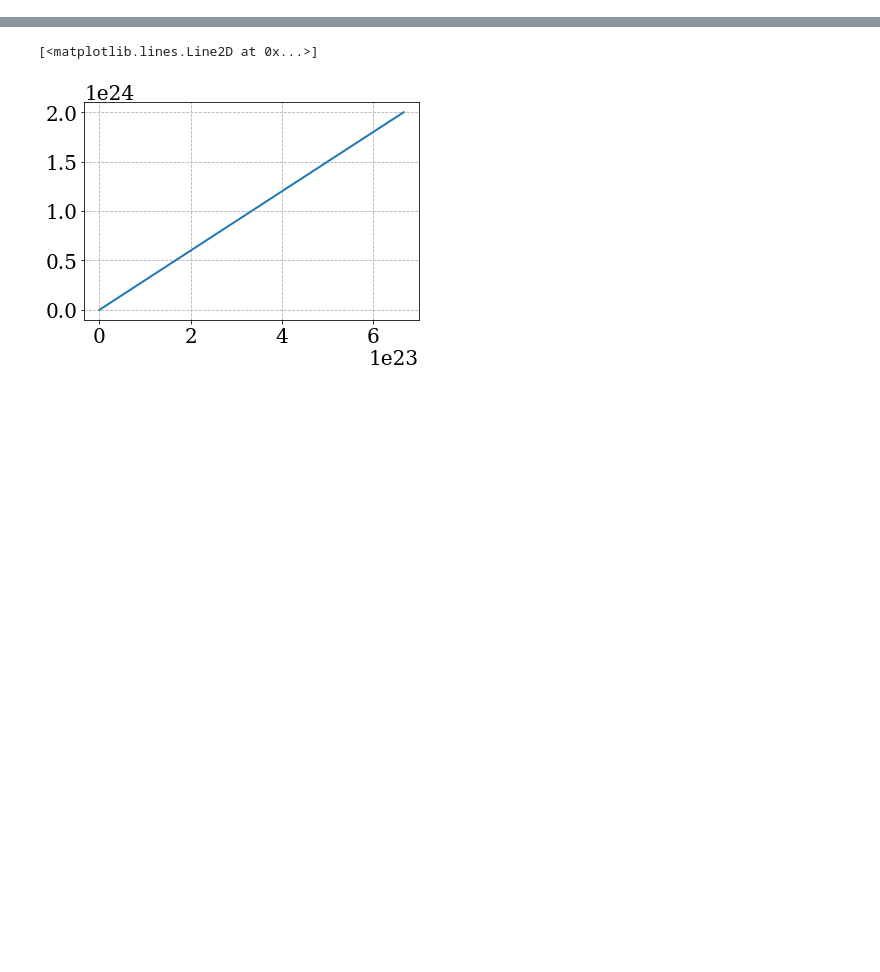
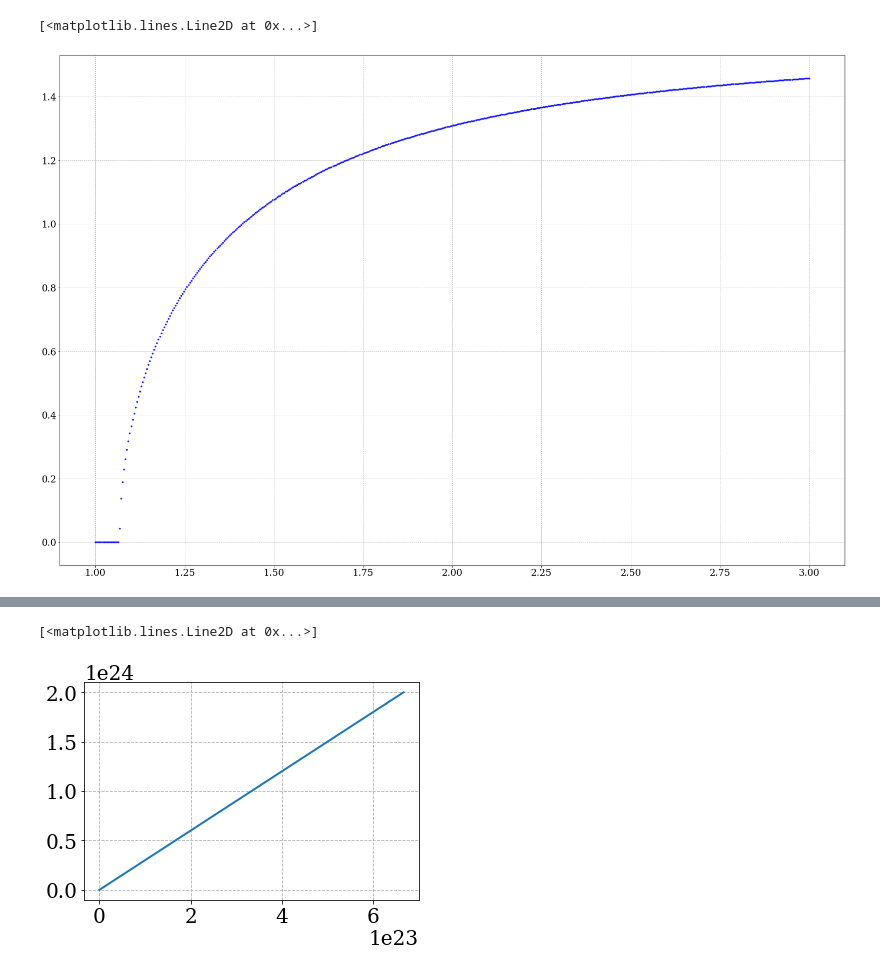
Before and after one commit to martkjoh/master, a Jupyter notebook: scripts/pion_star/pion_star.ipynb, the cells around one changed output, grey strips where cells are left out. Saved outputs shown, nothing was run; the diff lists cells and outputs as text; code cells hidden in the pictures; blank space fills up the shorter version.

```diff
--- a/scripts/pion_star/pion_star.ipynb
+++ b/scripts/pion_star/pion_star.ipynb
@@ -41,0 +57,14 @@ plt.plot(p2(x), u2(x))
+# %%
+mu = np.linspace(1, 3, 500)
+a = np.linspace(0, 3.15, 5000)
+alpha = np.empty_like(mu)
+for i, mu0 in enumerate(mu):
+    j = np.argmin(F(mu0, a))
+    alpha[i] = a[j]
+
+fig, ax = plt.subplots(figsize=(30, 20))
+
+ax.plot(mu, alpha, "b.", lw=2, alpha=0.8)
+# %% [output]
+[<matplotlib.lines.Line2D at 0x...>]
+[figure, added]
```
Also changed, not shown: parts of 6 cells of this notebook, 14 other files.
